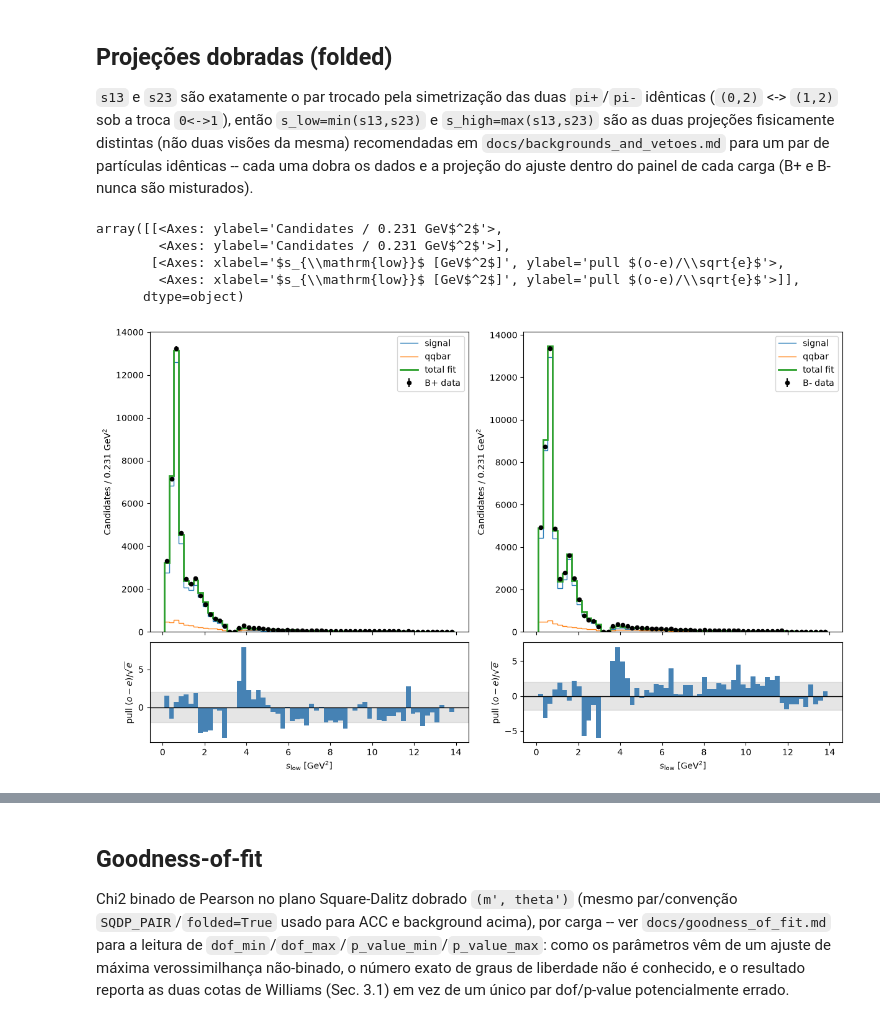
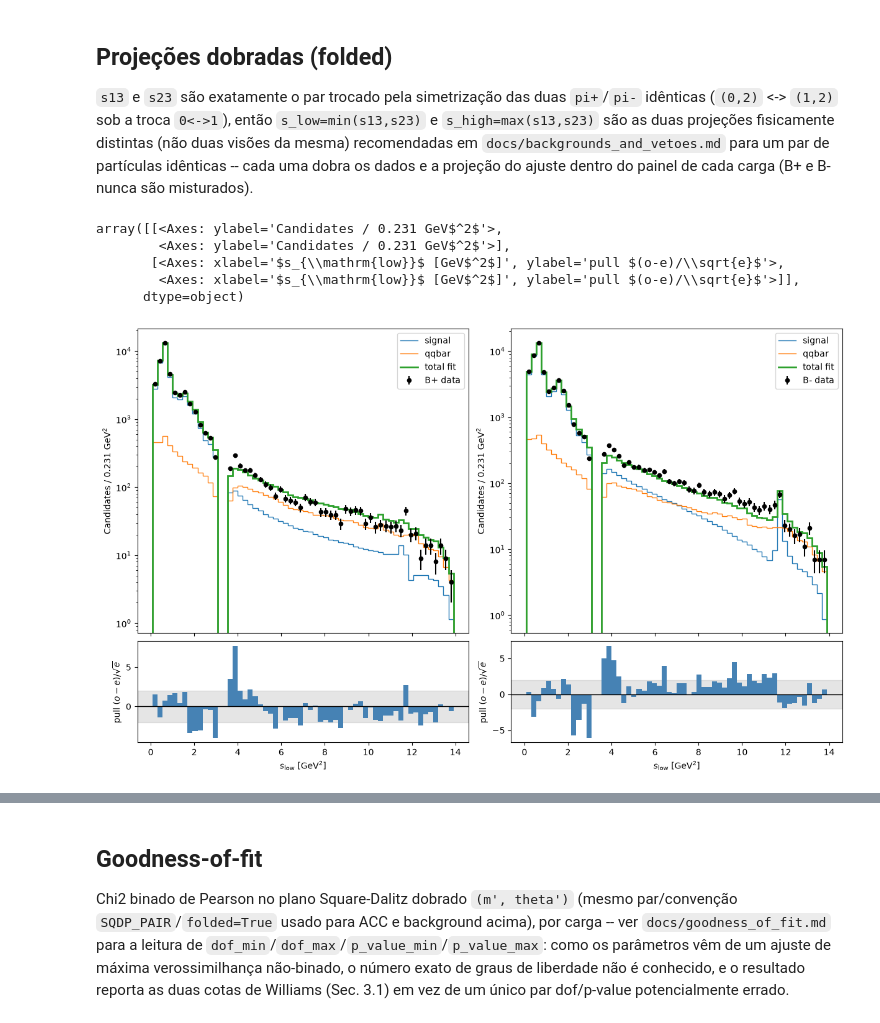
Before and after one commit to JuanBSLeite/DalitzPlotFitter, a Jupyter notebook: notebooks/data_analyses/22_b2pipipi_cpvfit_laura_comparison.ipynb, the cells around one changed output, grey strips where cells are left out. Saved outputs shown, nothing was run; the diff lists cells and outputs as text; code cells hidden in the pictures.

Commit message:
Fix Hist SquareDP Background and Eff Pdfs; fix 3pi fit plots.

```diff
--- a/notebooks/data_analyses/22_b2pipipi_cpvfit_laura_comparison.ipynb
+++ b/notebooks/data_analyses/22_b2pipipi_cpvfit_laura_comparison.ipynb
@@ -147,7 +144,7 @@ QQBAR_YIELD_ASYMMETRY = -0.0078  # qqbarEventsAsym, fixed
 N_KPIPIBKG = 0.0  # nBgkpipiEvents = 95120*.0, fixed -- inert, kept only for structural fidelity
 KPIPIBKG_YIELD_ASYMMETRY = 0.03  # kpipibkgEventsAsym, fixed -- inert since the yield above is 0
 
-NORMALIZATION_RESOLUTION = 1000  # Square-Dalitz Gauss-Legendre resolution per axis (Laura++ default is 1000)
+NORMALIZATION_RESOLUTION = 500  # Square-Dalitz Gauss-Legendre resolution per axis (Laura++ default is 1000)
 
 print(f"N_signal = {N_SIGNAL:.3f}   N_qqbar = {N_QQBAR:.3f}   sum = {N_SIGNAL + N_QQBAR:.3f}")
 # %% [output]
@@ -231,9 +228,9 @@ def _load_square_dalitz_histogram2d(file_path, histogram):
 
 def _laura_efficiency(file_path, histogram):
     values, mp_edges, tp_edges = _load_square_dalitz_histogram2d(file_path, histogram)
-    return LauraEfficiency(
+    return SquareDalitzHistogramEfficiency(
         mprime_edges=mp_edges, thetaprime_edges=tp_edges, values=values,
-        mother_mass=MOTHER_MASS, masses=DAUGHTER_MASSES, pair=SQDP_PAIR, folded=True,
+        mother_mass=MOTHER_MASS, masses=DAUGHTER_MASSES, pair=SQDP_PAIR, folded=True, interpolation="spline", clip=True,
     )
 
 
@@ -258,9 +260,9 @@ integral pós-veto *na mesma amostra de normalização/quadratura usada pelo aju
 # %%
 def _laura_background(file_path, histogram):
     values, mp_edges, tp_edges = _load_square_dalitz_histogram2d(file_path, histogram)
-    return LauraBackground(
+    return SquareDalitzHistogramBackground(
         mprime_edges=mp_edges, thetaprime_edges=tp_edges, values=values,
-        mother_mass=MOTHER_MASS, masses=DAUGHTER_MASSES, pair=SQDP_PAIR, folded=True,
+        mother_mass=MOTHER_MASS, masses=DAUGHTER_MASSES, pair=SQDP_PAIR, folded=True, interpolation="spline",  divide_jacobian=True,
     )
 
 
@@ -402,10 +408,14 @@ que a razão `plus_normalization/(plus_normalization+minus_normalization)` recal
 # %%
-qqbar_plus_shape = charge_scaled_background(
-    _qqbar_plus_pdf, plus_model.normalization_sample, D0_VETO, QQBAR_YIELD_ASYMMETRY, +1)
-qqbar_minus_shape = charge_scaled_background(
-    _qqbar_minus_pdf, minus_model.normalization_sample, D0_VETO, QQBAR_YIELD_ASYMMETRY, -1)
-kpipibkg_plus_shape = charge_scaled_background(
-    _kpipibkg_pdf, plus_model.normalization_sample, D0_VETO, KPIPIBKG_YIELD_ASYMMETRY, +1)
-kpipibkg_minus_shape = charge_scaled_background(
-    _kpipibkg_pdf, minus_model.normalization_sample, D0_VETO, KPIPIBKG_YIELD_ASYMMETRY, -1)
+qqbar_plus_shape = _qqbar_plus_pdf.with_charge_asymmetry(
+    plus_model.normalization_sample, veto=D0_VETO,
+    asymmetry=QQBAR_YIELD_ASYMMETRY, charge=+1)
+qqbar_minus_shape = _qqbar_minus_pdf.with_charge_asymmetry(
+    minus_model.normalization_sample, veto=D0_VETO,
+    asymmetry=QQBAR_YIELD_ASYMMETRY, charge=-1)
+kpipibkg_plus_shape = _kpipibkg_pdf.with_charge_asymmetry(
+    plus_model.normalization_sample, veto=D0_VETO,
+    asymmetry=KPIPIBKG_YIELD_ASYMMETRY, charge=+1)
+kpipibkg_minus_shape = _kpipibkg_pdf.with_charge_asymmetry(
+    minus_model.normalization_sample, veto=D0_VETO,
+    asymmetry=KPIPIBKG_YIELD_ASYMMETRY, charge=-1)
 # %% [output]
@@ -730,15 +740,15 @@ a projeção do ajuste dentro do painel de cada carga (B+ e B- nunca são mistur
 # %%
 fit_session.plot_projection(
     result, variable="s13", partner_variable="s23", folded=True, fold_side="low",
-    bins=60, show_components=True, show_pulls=True, projection_size=1_000_000
+    bins=60, show_components=True, show_pulls=True, projection_size=1_000_000, log_scale=True
 )
 # %% [output]
 array([[<Axes: ylabel='Candidates / 0.231 GeV$^2$'>,
         <Axes: ylabel='Candidates / 0.231 GeV$^2$'>],
        [<Axes: xlabel='$s_{\\mathrm{low}}$ [GeV$^2$]', ylabel='pull $(o-e)/\\sqrt{e}$'>,
         <Axes: xlabel='$s_{\\mathrm{low}}$ [GeV$^2$]', ylabel='pull $(o-e)/\\sqrt{e}$'>]],
       dtype=object)
-[figure, old version]
+[figure, new version]
 # %%
 fit_session.plot_projection(
     result, variable="s13", partner_variable="s23", folded=True, fold_side="high",
```
Also changed, not shown: parts of 18 cells of this notebook, 14 other files.
